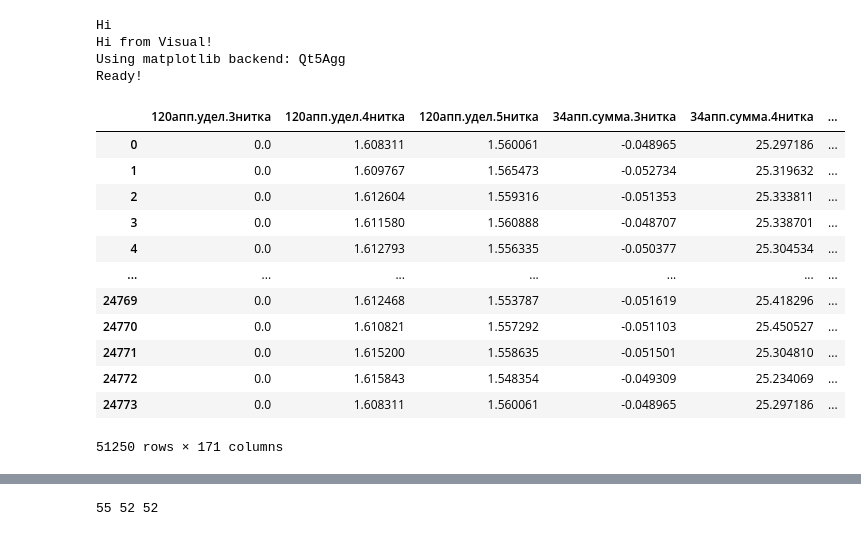
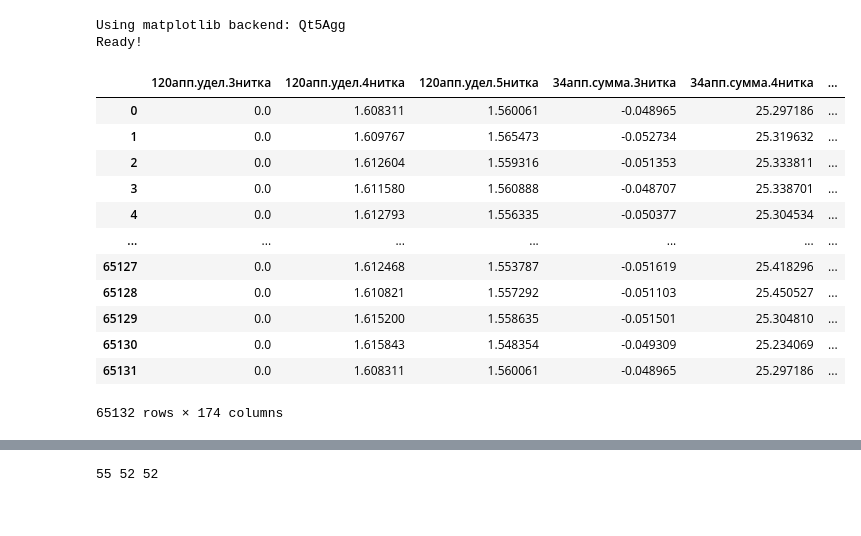
Before and after one commit to VitSaf/skd_deg, a Jupyter notebook: skd_deg.ipynb, the cells around one changed output, grey strips where cells are left out. Saved outputs shown, nothing was run; the diff lists cells and outputs as text; code cells hidden in the pictures.

```diff
--- a/skd_deg.ipynb
+++ b/skd_deg.ipynb
@@ -35,17 +35,15 @@ import warnings
 warnings.simplefilter('ignore')
 #увеличим дефолтный размер графиков
 from pylab import rcParams
-rcParams['figure.figsize'] = 8, 5
+rcParams['figure.figsize'] = 7, 4
 
-#import manufacturing as mn
+import manufacturing as mn
 import visual, analysis
 
 %matplotlib
 ROOT_DIR = './'
 print("Ready!")
 # %% [output]
-Hi
-Hi from Visual!
 Using matplotlib backend: Qt5Agg
 Ready!
 # %%
@@ -161,36 +185,51 @@ def make_final_df(mes_df, lims_df):
 # %%
 lims_data = pd.read_excel(os.path.join(ROOT_DIR, 'Сводный журнал результатов анализов за период ЦЗЛ ПП ПБК.xlsx'),sheet_name = 'Лист1',thousands = ',')
 mes_data = pd.read_excel(os.path.join(ROOT_DIR, 'скд.xlsx'),sheet_name = 'скд').drop(columns = [ 'wwRetrievalMode','Дата и время.1'])
 
 addition_data = pd.read_excel("C:\\Users\\bobca\\WorkData\\SKD_DEG\\skd deg new data\\Лист Microsoft Excel.xlsx",sheet_name = 'Лист1').replace('Null', np.nan).drop(columns = ['wwRetrievalMode'])
 addition_data['Дата и время'] = addition_data['Дата и время'].astype('datetime64[ns]') - timedelta(minutes = 90)
 
 mes_df1 = prepare_mes_df(mes_data)
 lims_df1 = prepare_lims_df(lims_data)
 mes_df1 = mes_df1.merge(addition_data, how = 'left', on = 'Дата и время')
 final_df1 = make_final_df(mes_df1, lims_df1)
 
 
 lims_new_data = pd.read_excel("C:\\Users\\bobca\\WorkData\\SKD_DEG\\skd deg new data\\Сводный журнал результатов c 18 до 19,5.xlsx",sheet_name = 'Лист2',thousands = ',')
 mes_new_data = pd.read_excel("C:\\Users\\bobca\\WorkData\\SKD_DEG\\skd deg new data\\skd18-195_new.xlsx",sheet_name = 'skd18-195_new')
 mes_df2 = prepare_mes_df(mes_new_data)
 lims_df2 = prepare_lims_df(lims_new_data)
 final_df2 = make_final_df(mes_df2, lims_df2)
 
 fin_df = final_df1.append(final_df2)
+
+muni_df =  pd.read_excel(os.path.join(ROOT_DIR, 'Рабочий журнал определения вязкости по Муни (полимеризат).xlsx'),sheet_name = 'sheet1',thousands = ',').drop(columns = ['Номер партии','№ тех. линии','Unnamed: 4','Unnamed: 7','Unnamed: 8','Unnamed: 9','ФИО \nисполнителя','Unnamed: 12'])
+muni_df['Муни'] = muni_df['Муни']/100
+def prs(str_d):
+    return datetime.strptime(str_d, '%d:%m:%Y %H:%M')
+muni_df['Дата и время'] = muni_df['Дата отбора'] + ' ' + muni_df['Время отбора']
+muni_df['Дата и время'] = muni_df['Дата и время'].apply(prs).astype('datetime64[ns]').apply(round_to_half_hour)
+muni_df = muni_df.drop(columns = ['Дата отбора','Время отбора'])
+muni_df['Дата и время'] = muni_df['Дата и время'].astype('datetime64[ns]') + timedelta(minutes = 30)
+
+fin_df = fin_df.merge(muni_df, how = 'left', on ='Дата и время')
+
+try:
+    fin_df.to_excel('fin_df.xlsx')
+except pd.FileCreateError as fce:
+    print(fce)
 fin_df
-fin_df
 # %% [output]
 |  | 120апп.удел.3нитка | 120апп.удел.4нитка | 120апп.удел.5нитка | 34апп.сумма.3нитка | 34апп.сумма.4нитка | ... |
 | 0 | 0.0 | 1.608311 | 1.560061 | -0.048965 | 25.297186 | ... |
 | 1 | 0.0 | 1.609767 | 1.565473 | -0.052734 | 25.319632 | ... |
 | 2 | 0.0 | 1.612604 | 1.559316 | -0.051353 | 25.333811 | ... |
 | 3 | 0.0 | 1.611580 | 1.560888 | -0.048707 | 25.338701 | ... |
 | 4 | 0.0 | 1.612793 | 1.556335 | -0.050377 | 25.304534 | ... |
 | ... | ... | ... | ... | ... | ... | ... |
-| 24769 | 0.0 | 1.612468 | 1.553787 | -0.051619 | 25.418296 | ... |
-| 24770 | 0.0 | 1.610821 | 1.557292 | -0.051103 | 25.450527 | ... |
-| 24771 | 0.0 | 1.615200 | 1.558635 | -0.051501 | 25.304810 | ... |
-| 24772 | 0.0 | 1.615843 | 1.548354 | -0.049309 | 25.234069 | ... |
-| 24773 | 0.0 | 1.608311 | 1.560061 | -0.048965 | 25.297186 | ... |
+| 65127 | 0.0 | 1.612468 | 1.553787 | -0.051619 | 25.418296 | ... |
+| 65128 | 0.0 | 1.610821 | 1.557292 | -0.051103 | 25.450527 | ... |
+| 65129 | 0.0 | 1.615200 | 1.558635 | -0.051501 | 25.304810 | ... |
+| 65130 | 0.0 | 1.615843 | 1.548354 | -0.049309 | 25.234069 | ... |
+| 65131 | 0.0 | 1.608311 | 1.560061 | -0.048965 | 25.297186 | ... |
-51250 rows × 171 columns
+65132 rows × 174 columns
```
Also changed, not shown: parts of 32 cells of this notebook, 2 other files.
